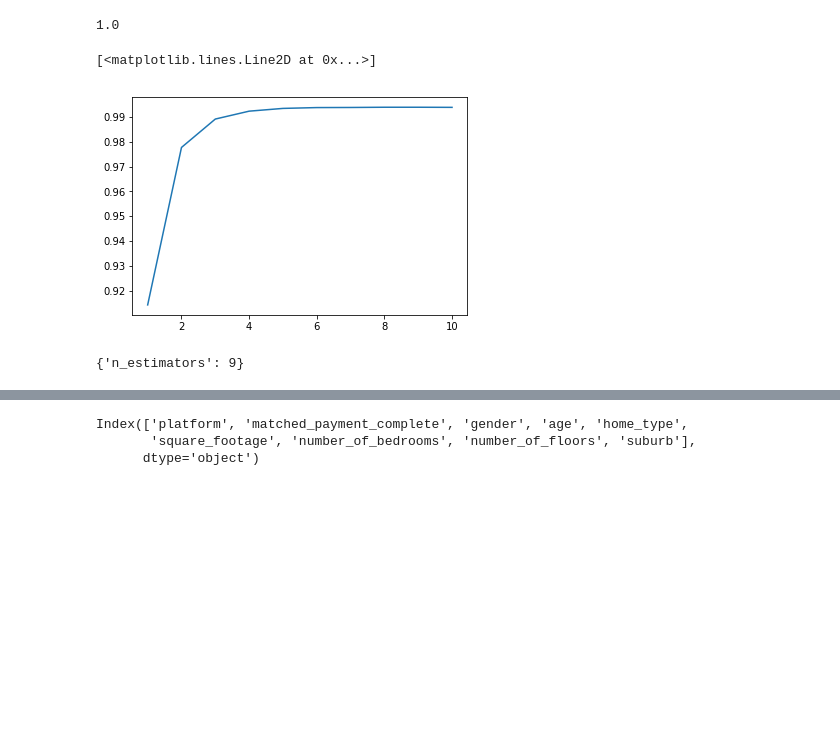
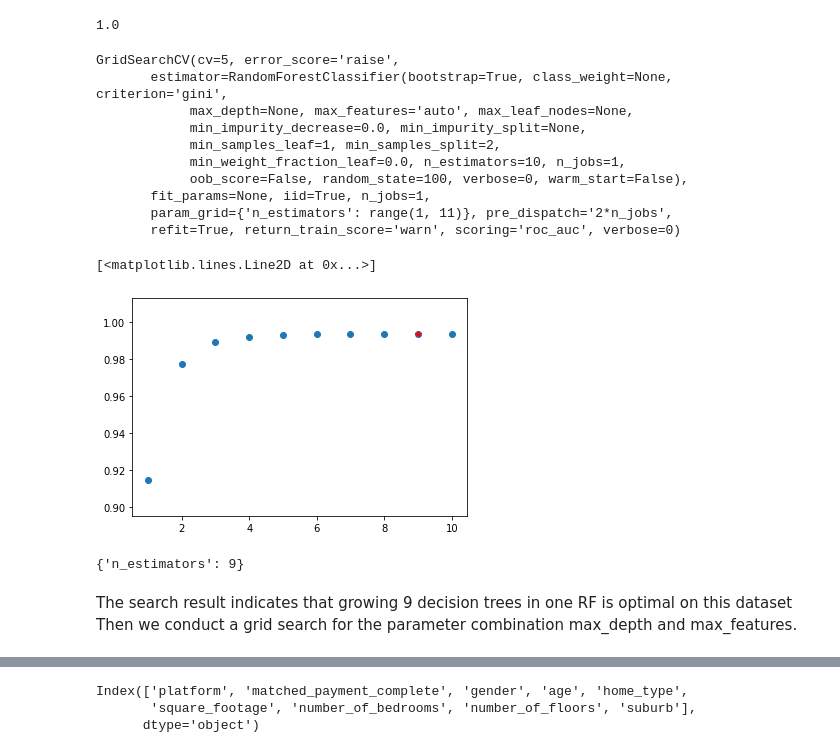
Before and after one commit to jerryUNSW/fraud_detect, a Jupyter notebook: Modeling.ipynb, the cells around one changed output, grey strips where cells are left out. Saved outputs shown, nothing was run; the diff lists cells and outputs as text; code cells hidden in the pictures; blank space fills up the shorter version.

```diff
--- a/Modeling.ipynb
+++ b/Modeling.ipynb
@@ -236,16 +239,26 @@ param_test1 = {
 }
 
 clf = RandomForestClassifier(random_state=100)
-grid = GridSearchCV(clf, param_test1, cv=5, scoring='roc_auc')
-grid.fit(X_train_,Y_train_)
-
-
-x = range(1,11)
-y = grid.cv_results_['mean_test_score']
-plt.plot(x,y)
-
-# a goof choice would be n_estimator = 6
+grid_1 = GridSearchCV(clf, param_test1, cv=5, scoring='roc_auc')
+grid_1.fit(X_train_,Y_train_)
 # %% [output]
-[<matplotlib.lines.Line2D at 0x...>]
+GridSearchCV(cv=5, error_score='raise',
+       estimator=RandomForestClassifier(bootstrap=True, class_weight=None, criterion='gini',
+            max_depth=None, max_features='auto', max_leaf_nodes=None,
+            min_impurity_decrease=0.0, min_impurity_split=None,
+            min_samples_leaf=1, min_samples_split=2,
+            min_weight_fraction_leaf=0.0, n_estimators=10, n_jobs=1,
+            oob_score=False, random_state=100, verbose=0, warm_start=False),
+       fit_params=None, iid=True, n_jobs=1,
+       param_grid={'n_estimators': range(1, 11)}, pre_dispatch='2*n_jobs',
+       refit=True, return_train_score='warn', scoring='roc_auc', verbose=0)
-[figure, removed]
+# %%
+x = range(1,11)
+y = grid_1.cv_results_['mean_test_score']
+# plt.plot(x,y)
+plt.scatter(x,y)
+plt.plot(x[8], y[8], 'r*')
+# %% [output]
+[<matplotlib.lines.Line2D at 0x...>]
+[figure, added]
 # %%
@@ -253,2 +266,5 @@ grid.best_params_
 # %% [output]
 {'n_estimators': 9}
+# %% [markdown]
+The search result indicates that growing 9 decision trees in one RF is optimal on this dataset
+Then we conduct a grid search for the parameter combination max_depth and max_features.
```
Also changed, not shown: parts of 16 cells of this notebook.
